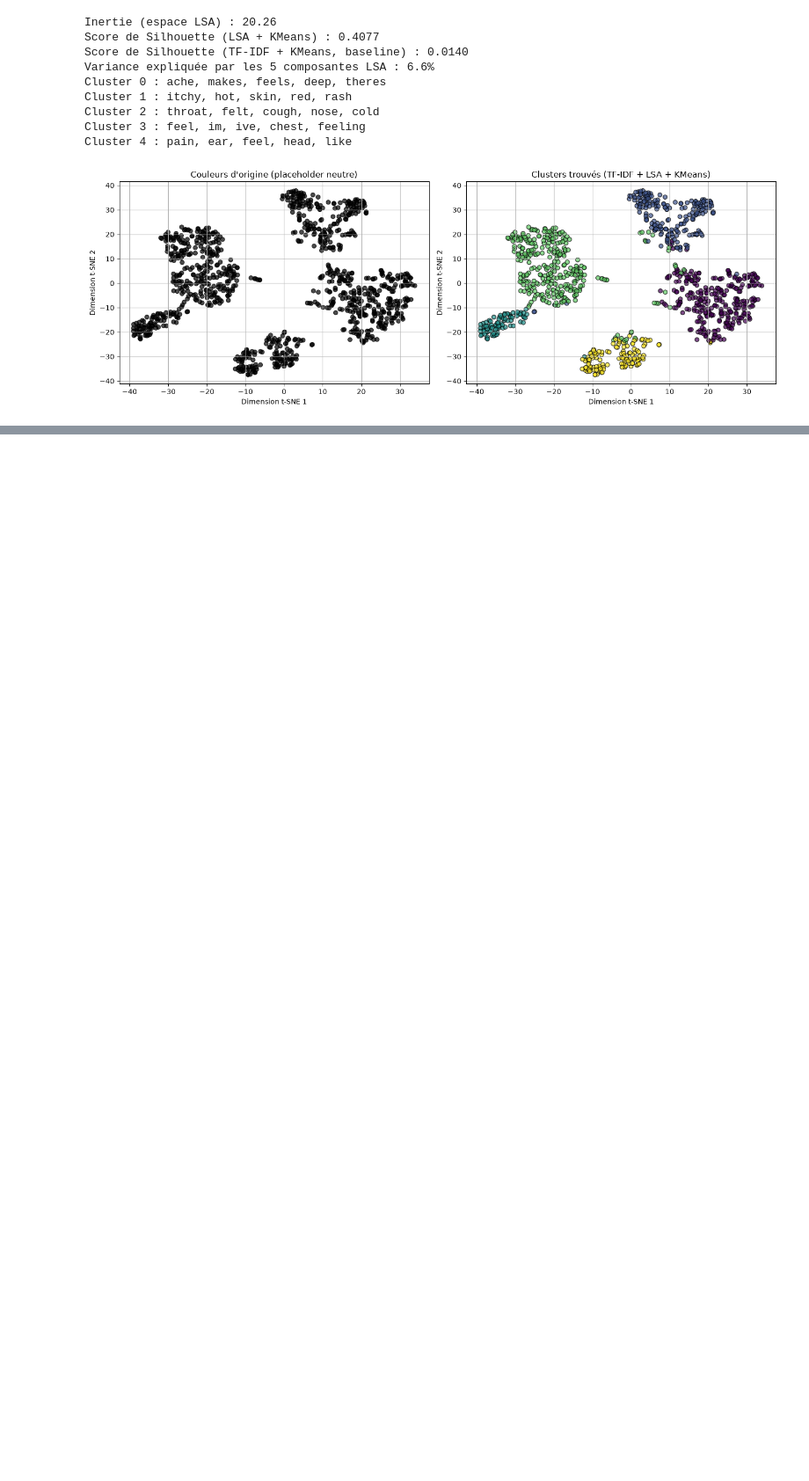
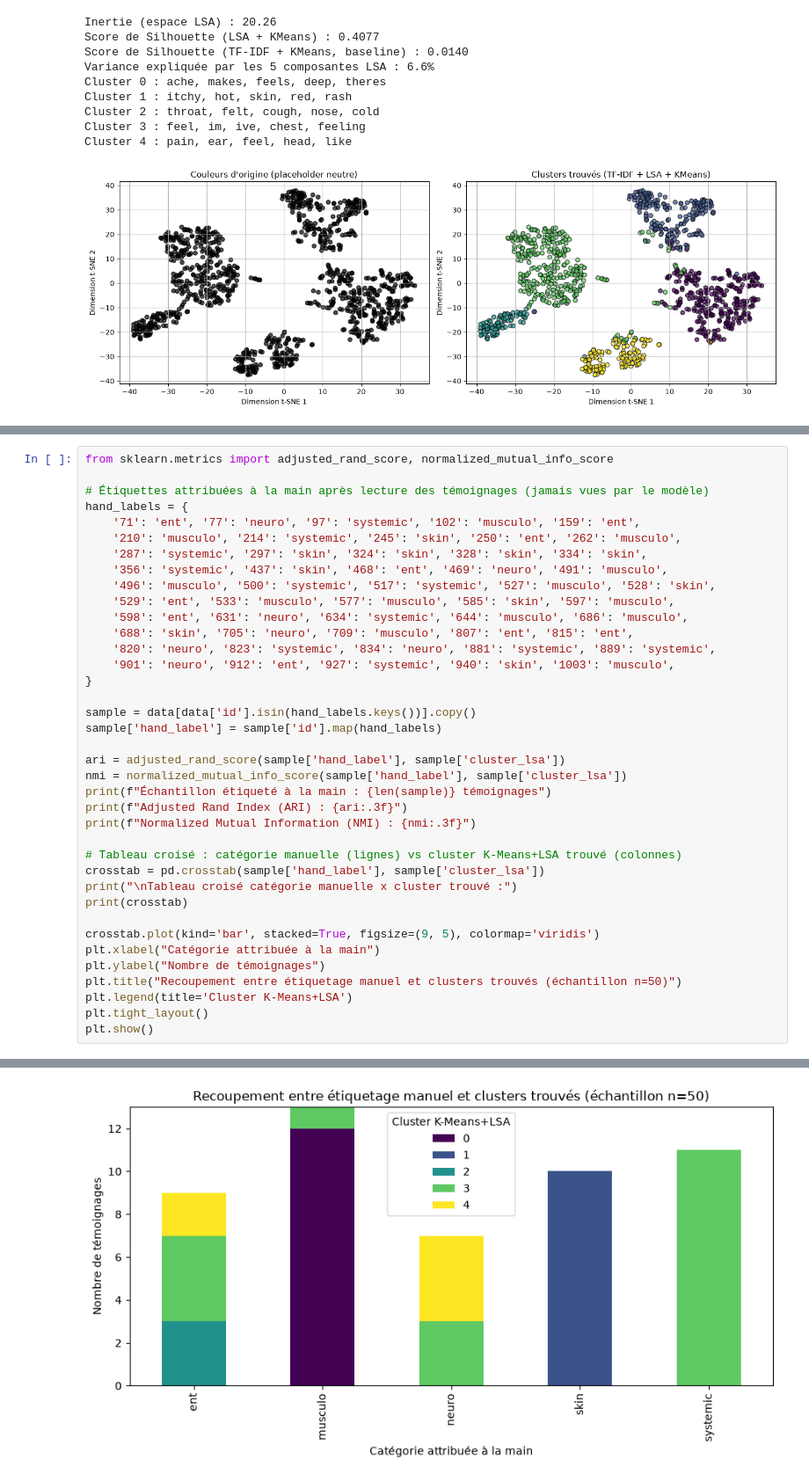
Before and after one commit to LouiSvon/cvrie, a Jupyter notebook: notebooks/unsupervised_learning.ipynb, the cells around one changed output, grey strips where cells are left out. Shown at 88% size. Saved outputs shown, nothing was run; the diff lists cells and outputs as text; blank space fills up the shorter version.

```diff
--- a/notebooks/unsupervised_learning.ipynb
+++ b/notebooks/unsupervised_learning.ipynb
@@ -381,0 +497,39 @@ Le passage par LSA améliore nettement la séparation mesurée par le score de s
+# %%
+from sklearn.metrics import adjusted_rand_score, normalized_mutual_info_score
+
+# Étiquettes attribuées à la main après lecture des témoignages (jamais vues par le modèle)
+hand_labels = {
+    '71': 'ent', '77': 'neuro', '97': 'systemic', '102': 'musculo', '159': 'ent',
+    '210': 'musculo', '214': 'systemic', '245': 'skin', '250': 'ent', '262': 'musculo',
+    '287': 'systemic', '297': 'skin', '324': 'skin', '328': 'skin', '334': 'skin',
+    '356': 'systemic', '437': 'skin', '468': 'ent', '469': 'neuro', '491': 'musculo',
+    '496': 'musculo', '500': 'systemic', '517': 'systemic', '527': 'musculo', '528': 'skin',
+    '529': 'ent', '533': 'musculo', '577': 'musculo', '585': 'skin', '597': 'musculo',
+    '598': 'ent', '631': 'neuro', '634': 'systemic', '644': 'musculo', '686': 'musculo',
+    '688': 'skin', '705': 'neuro', '709': 'musculo', '807': 'ent', '815': 'ent',
+    '820': 'neuro', '823': 'systemic', '834': 'neuro', '881': 'systemic', '889': 'systemic',
+    '901': 'neuro', '912': 'ent', '927': 'systemic', '940': 'skin', '1003': 'musculo',
+}
+
+sample = data[data['id'].isin(hand_labels.keys())].copy()
+sample['hand_label'] = sample['id'].map(hand_labels)
+
+ari = adjusted_rand_score(sample['hand_label'], sample['cluster_lsa'])
+nmi = normalized_mutual_info_score(sample['hand_label'], sample['cluster_lsa'])
+print(f"Échantillon étiqueté à la main : {len(sample)} témoignages")
+print(f"Adjusted Rand Index (ARI) : {ari:.3f}")
+print(f"Normalized Mutual Information (NMI) : {nmi:.3f}")
+
+# Tableau croisé : catégorie manuelle (lignes) vs cluster K-Means+LSA trouvé (colonnes)
+crosstab = pd.crosstab(sample['hand_label'], sample['cluster_lsa'])
+print("\nTableau croisé catégorie manuelle x cluster trouvé :")
+print(crosstab)
+
+crosstab.plot(kind='bar', stacked=True, figsize=(9, 5), colormap='viridis')
+plt.xlabel("Catégorie attribuée à la main")
+plt.ylabel("Nombre de témoignages")
+plt.title("Recoupement entre étiquetage manuel et clusters trouvés (échantillon n=50)")
+plt.legend(title='Cluster K-Means+LSA')
+plt.tight_layout()
+plt.show()
+# %% [output]
@@ -381,0 +548 @@ Le passage par LSA améliore nettement la séparation mesurée par le score de s
+[figure, added]
```
Also changed, not shown: parts of 15 cells of this notebook.
